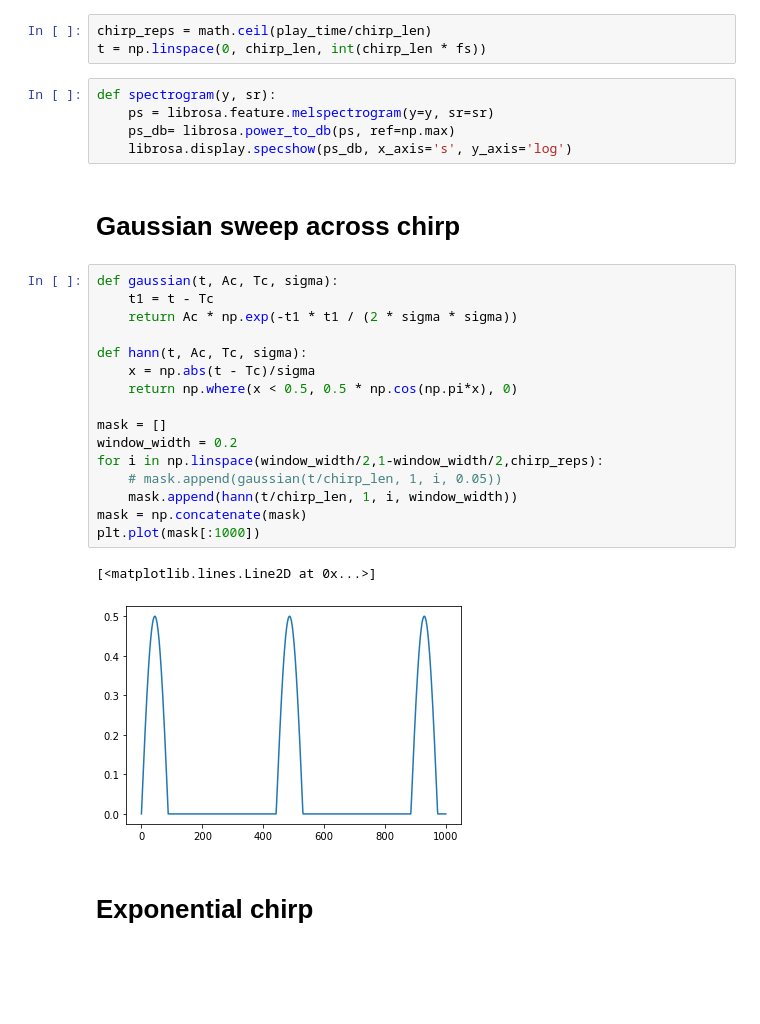
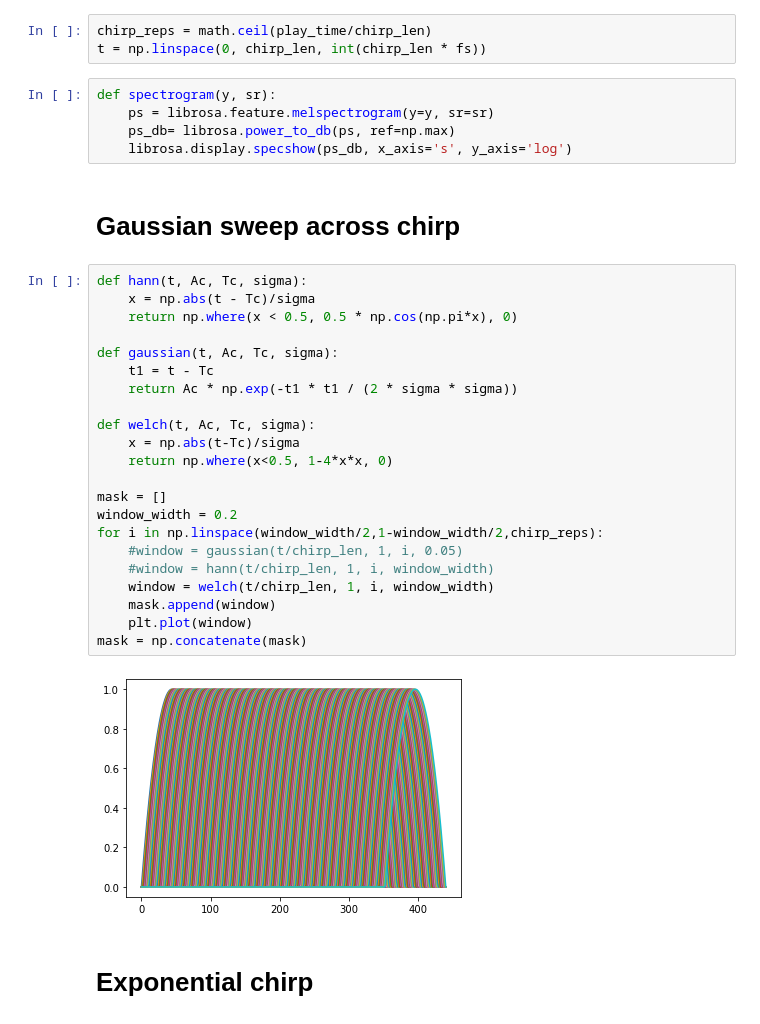
Before and after one commit to going-digital/bepct4k, a Jupyter notebook: research/Chirp speech/Mel chirp.ipynb, the cells around one changed output. Saved outputs shown, nothing was run; the diff lists cells and outputs as text; blank space fills up the shorter version.

```diff
--- a/research/Chirp speech/Mel chirp.ipynb
+++ b/research/Chirp speech/Mel chirp.ipynb
@@ -80,32 +88,37 @@ chirp_len = 1 / prf # seconds
 # %%
 chirp_reps = math.ceil(play_time/chirp_len)
 t = np.linspace(0, chirp_len, int(chirp_len * fs))
-# %%
-def spectrogram(y, sr):
-    ps = librosa.feature.melspectrogram(y=y, sr=sr)
-    ps_db= librosa.power_to_db(ps, ref=np.max)
-    librosa.display.specshow(ps_db, x_axis='s', y_axis='log')
-# %% [markdown]
-# Gaussian sweep across chirp
-# %%
-def gaussian(t, Ac, Tc, sigma):
-    t1 = t - Tc
-    return Ac * np.exp(-t1 * t1 / (2 * sigma * sigma))
-
-def hann(t, Ac, Tc, sigma):
-    x = np.abs(t - Tc)/sigma
-    return np.where(x < 0.5, 0.5 * np.cos(np.pi*x), 0)
-
-mask = []
-window_width = 0.2
-for i in np.linspace(window_width/2,1-window_width/2,chirp_reps):
-    # mask.append(gaussian(t/chirp_len, 1, i, 0.05))
-    mask.append(hann(t/chirp_len, 1, i, window_width))
-mask = np.concatenate(mask)
-plt.plot(mask[:1000])
-# %% [output]
-[<matplotlib.lines.Line2D at 0x...>]
-[figure, removed]
+# %%
+def spectrogram(y, sr):
+    ps = librosa.feature.melspectrogram(y=y, sr=sr)
+    ps_db= librosa.power_to_db(ps, ref=np.max)
+    librosa.display.specshow(ps_db, x_axis='s', y_axis='log')
+# %% [markdown]
+# Gaussian sweep across chirp
+# %%
+def hann(t, Ac, Tc, sigma):
+    x = np.abs(t - Tc)/sigma
+    return np.where(x < 0.5, 0.5 * np.cos(np.pi*x), 0)
+
+def gaussian(t, Ac, Tc, sigma):
+    t1 = t - Tc
+    return Ac * np.exp(-t1 * t1 / (2 * sigma * sigma))
+
+def welch(t, Ac, Tc, sigma):
+    x = np.abs(t-Tc)/sigma
+    return np.where(x<0.5, 1-4*x*x, 0)
+
+mask = []
+window_width = 0.2
+for i in np.linspace(window_width/2,1-window_width/2,chirp_reps):
+    #window = gaussian(t/chirp_len, 1, i, 0.05)
+    #window = hann(t/chirp_len, 1, i, window_width)
+    window = welch(t/chirp_len, 1, i, window_width)
+    mask.append(window)
+    plt.plot(window)
+mask = np.concatenate(mask)
+# %% [output]
+[figure, added]
 # %% [markdown]
 # Exponential chirp
 # %%
```
Also changed, not shown: parts of 13 cells of this notebook.
